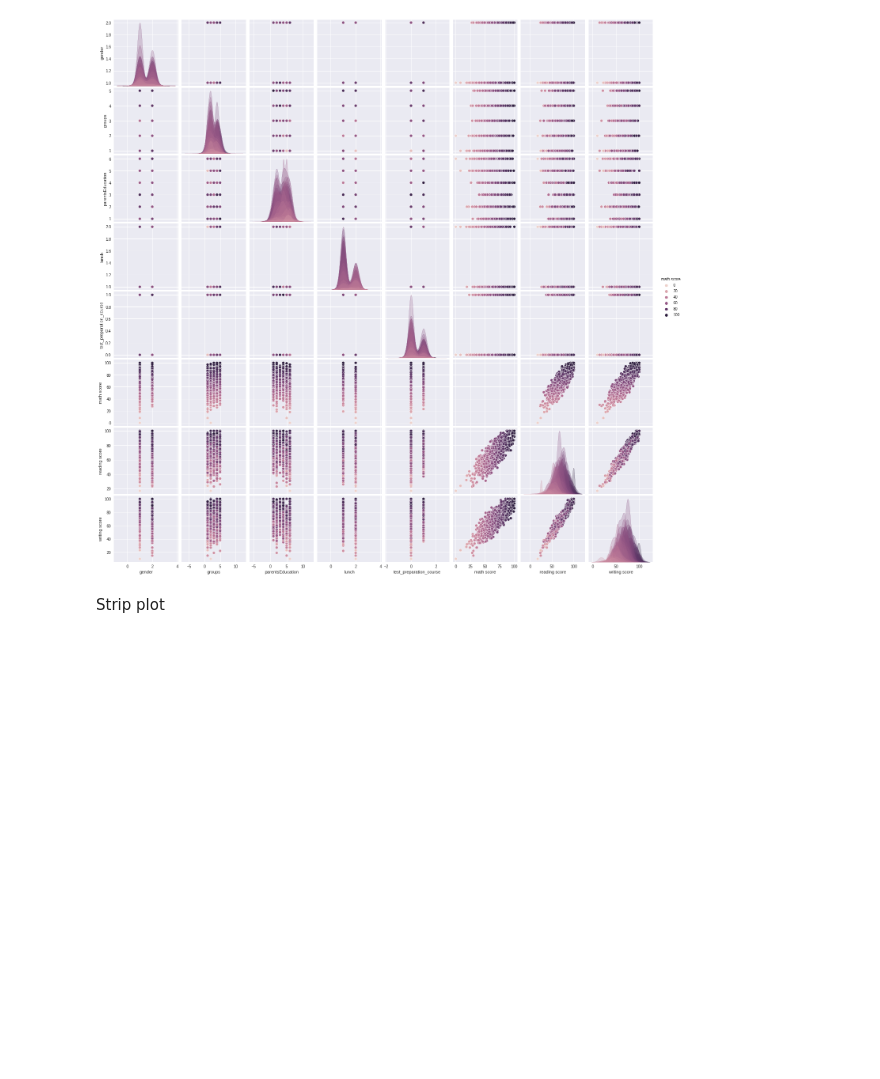
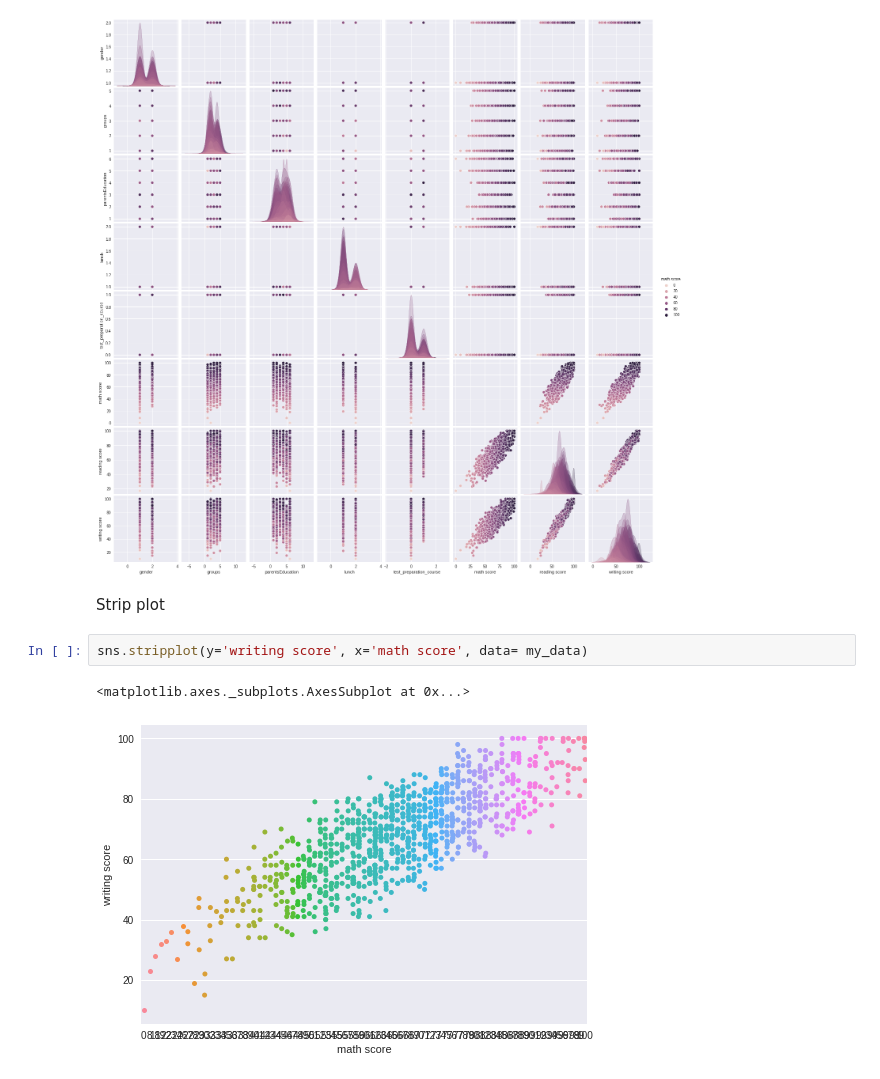
Before and after one commit to sejallotliker/MLnow_2.0, a Jupyter notebook: ML_EDA_Students_performance_in_exam_univariate_Linear_regression.ipynb, the cells around one changed output. Drawn from its saved outputs; the diff is of its cells as text; blank space fills up the shorter version.

Commit message:
Stripplot added

```diff
--- a/ML_EDA_Students_performance_in_exam_univariate_Linear_regression.ipynb
+++ b/ML_EDA_Students_performance_in_exam_univariate_Linear_regression.ipynb
@@ -117,3 +117,8 @@ sns.pairplot(my_data,
 [figure]
 # %% [markdown]
 Strip plot
+# %%
+sns.stripplot(y='writing score', x='math score', data= my_data)
+# %% [output]
+<matplotlib.axes._subplots.AxesSubplot at 0x...>
+[figure, added]
```
